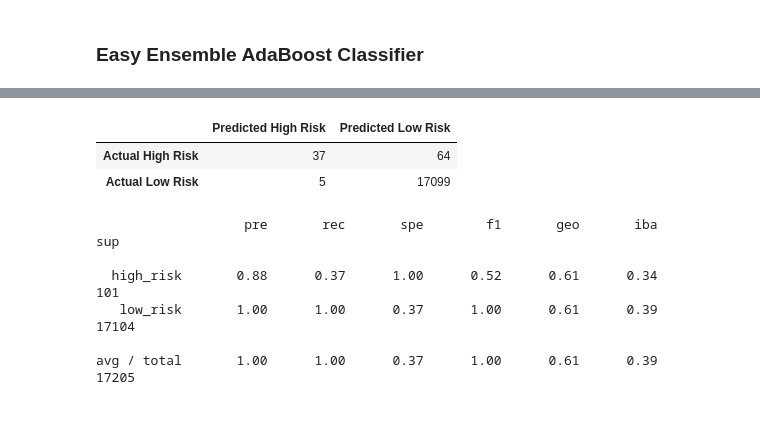
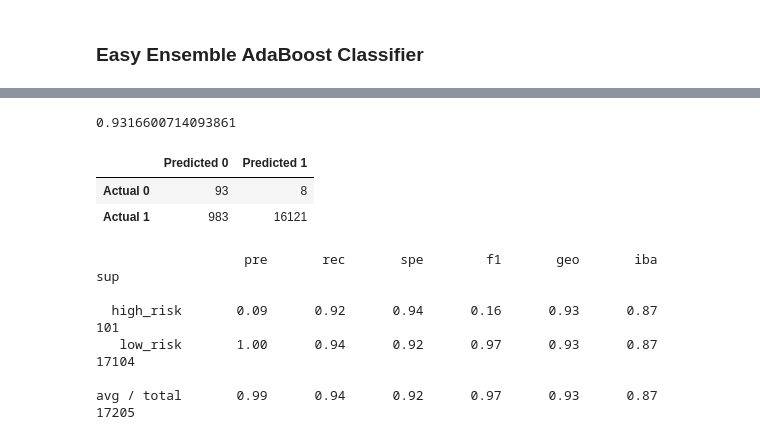
Before and after one commit to omnom1997/Credit_Risk_Analysis, a Jupyter notebook: credit_risk_ensemble.ipynb, the cells around one changed output, grey strips where cells are left out. Drawn from its saved outputs; the diff is of its cells as text; code cells hidden in the pictures.

```diff
--- a/credit_risk_ensemble.ipynb
+++ b/credit_risk_ensemble.ipynb
@@ -205,27 +205,28 @@ eec.fit(X_train, y_train)
 # %%
 # Calculated the balanced accuracy score
-y_pred = rf_model.predict(X_test)
-
-acc_score = balanced_accuracy_score(y_test, y_pred)
+y_pred = eec.predict(X_test)
+balanced_accuracy_score(y_test, y_pred)
+# %% [output]
+0.9316600714093861
 # %%
 # Display the confusion matrix
 matrix = confusion_matrix(y_test, y_pred)
 
 # DataFrame from confusion matrix
-matrix_df = pd.DataFrame(matrix, index=["Actual High Risk", "Actual Low Risk"], columns=["Predicted High Risk", "Predicted Low Risk"])
+matrix_df = pd.DataFrame(matrix, index=["Actual 0", "Actual 1"], columns=["Predicted 0", "Predicted 1"])
 
 matrix_df
 # %% [output]
-|  | Predicted High Risk | Predicted Low Risk |
-| Actual High Risk | 37 | 64 |
-| Actual Low Risk | 5 | 17099 |
+|  | Predicted 0 | Predicted 1 |
+| Actual 0 | 93 | 8 |
+| Actual 1 | 983 | 16121 |
 # %%
 # Print the imbalanced classification report
 print(classification_report_imbalanced(y_test, y_pred))
 # %% [output]
                    pre       rec       spe        f1       geo       iba       sup
 
-  high_risk       0.88      0.37      1.00      0.52      0.61      0.34       101
-   low_risk       1.00      1.00      0.37      1.00      0.61      0.39     17104
+  high_risk       0.09      0.92      0.94      0.16      0.93      0.87       101
+   low_risk       1.00      0.94      0.92      0.97      0.93      0.87     17104
 
-avg / total       1.00      1.00      0.37      1.00      0.61      0.39     17205
+avg / total       0.99      0.94      0.92      0.97      0.93      0.87     17205
```
Also changed, not shown: parts of 3 cells of this notebook.
